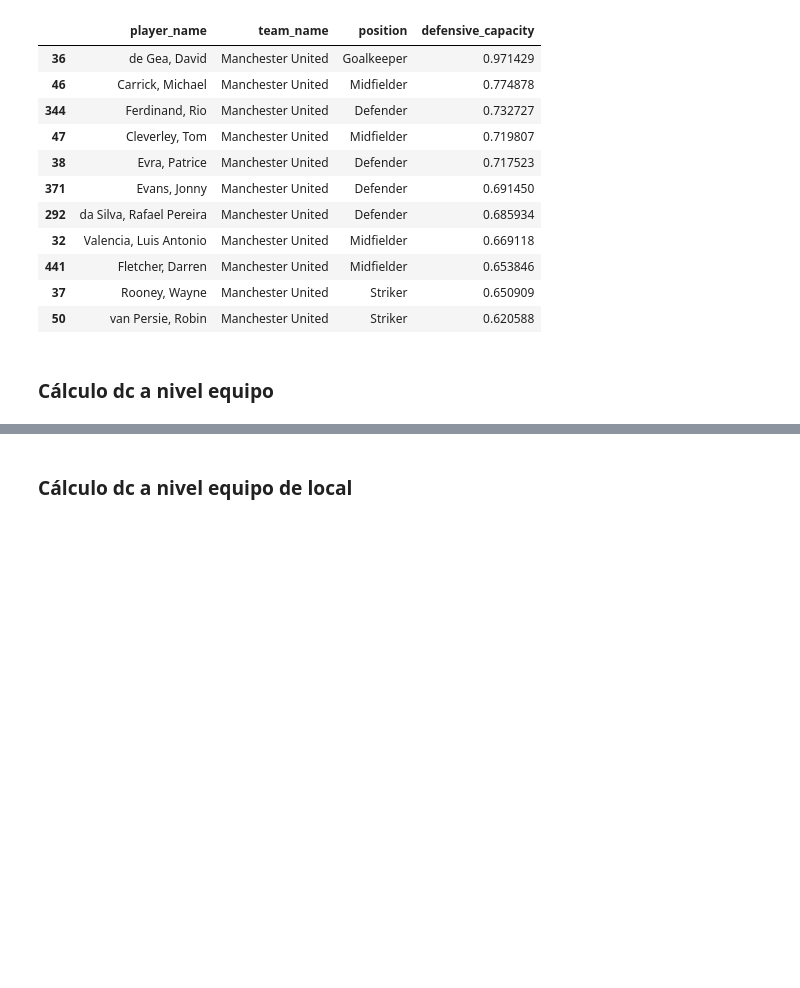
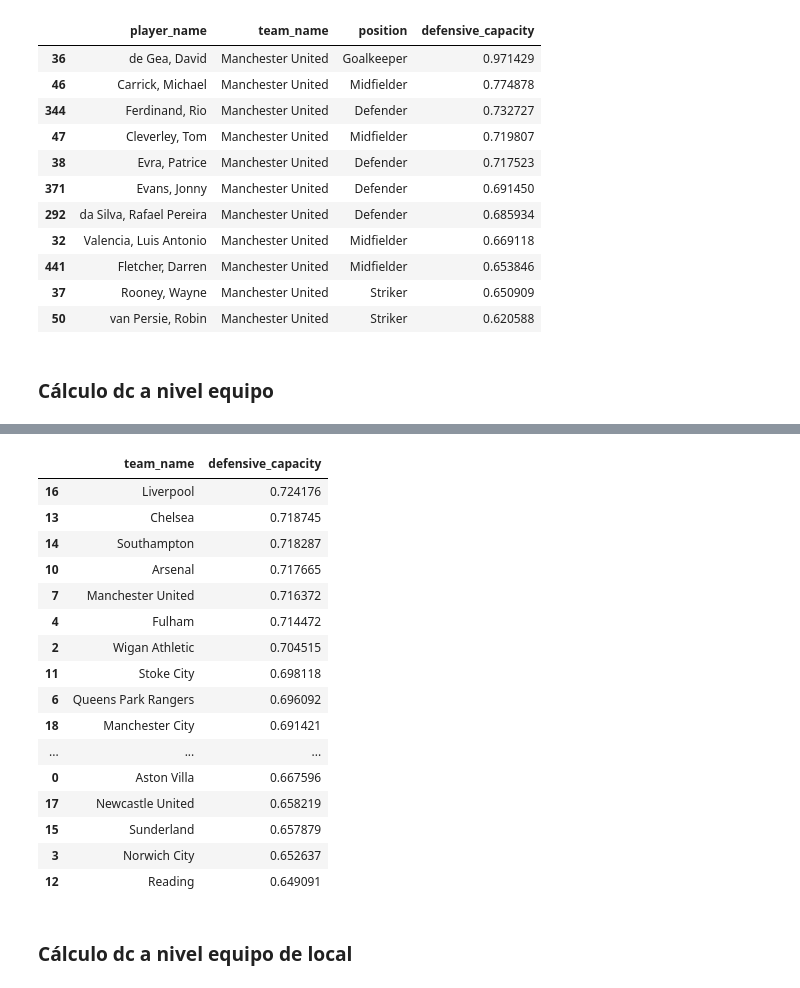
Before and after one commit to luisalawson/proyecto-TD8, a Jupyter notebook: DefensiveCapacity.ipynb, the cells around one changed output, grey strips where cells are left out. Cells and saved outputs as stored; diff of their text form; code cells hidden in the pictures; blank space fills up the shorter version.

```diff
--- a/DefensiveCapacity.ipynb
+++ b/DefensiveCapacity.ipynb
@@ -359,4 +336,24 @@ df_teams
 20 rows × 28 columns
+# %%
+df_teams[['team_name','defensive_capacity']].sort_values(by='defensive_capacity', ascending=False)
+# %% [output]
+|  | team_name | defensive_capacity |
+| 16 | Liverpool | 0.724176 |
+| 13 | Chelsea | 0.718745 |
+| 14 | Southampton | 0.718287 |
+| 10 | Arsenal | 0.717665 |
+| 7 | Manchester United | 0.716372 |
+| 4 | Fulham | 0.714472 |
+| 2 | Wigan Athletic | 0.704515 |
+| 11 | Stoke City | 0.698118 |
+| 6 | Queens Park Rangers | 0.696092 |
+| 18 | Manchester City | 0.691421 |
+| ... | ... | ... |
+| 0 | Aston Villa | 0.667596 |
+| 17 | Newcastle United | 0.658219 |
+| 15 | Sunderland | 0.657879 |
+| 3 | Norwich City | 0.652637 |
+| 12 | Reading | 0.649091 |
 # %% [markdown]
 ### Cálculo dc a nivel equipo de local
 # %%
```
Also changed, not shown: parts of 6 cells of this notebook, 1 other file.
